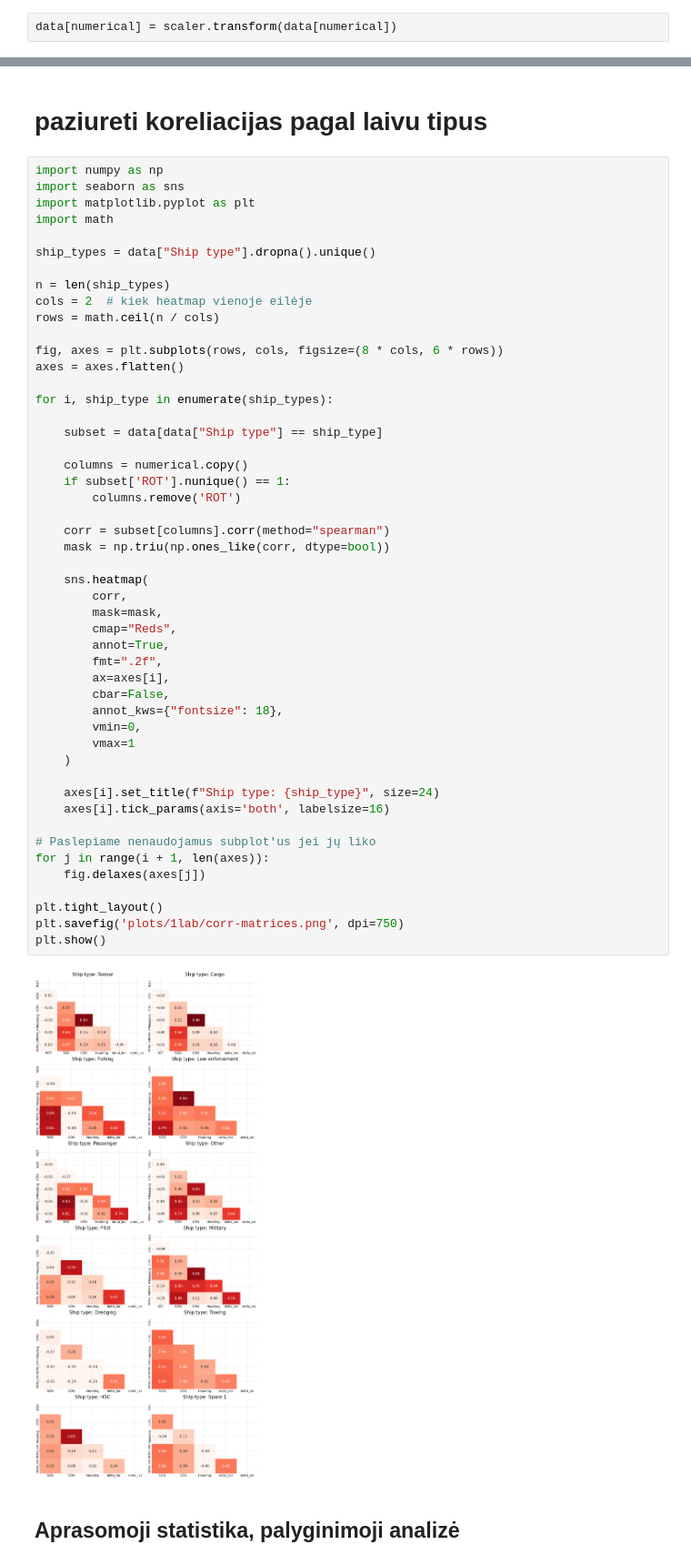
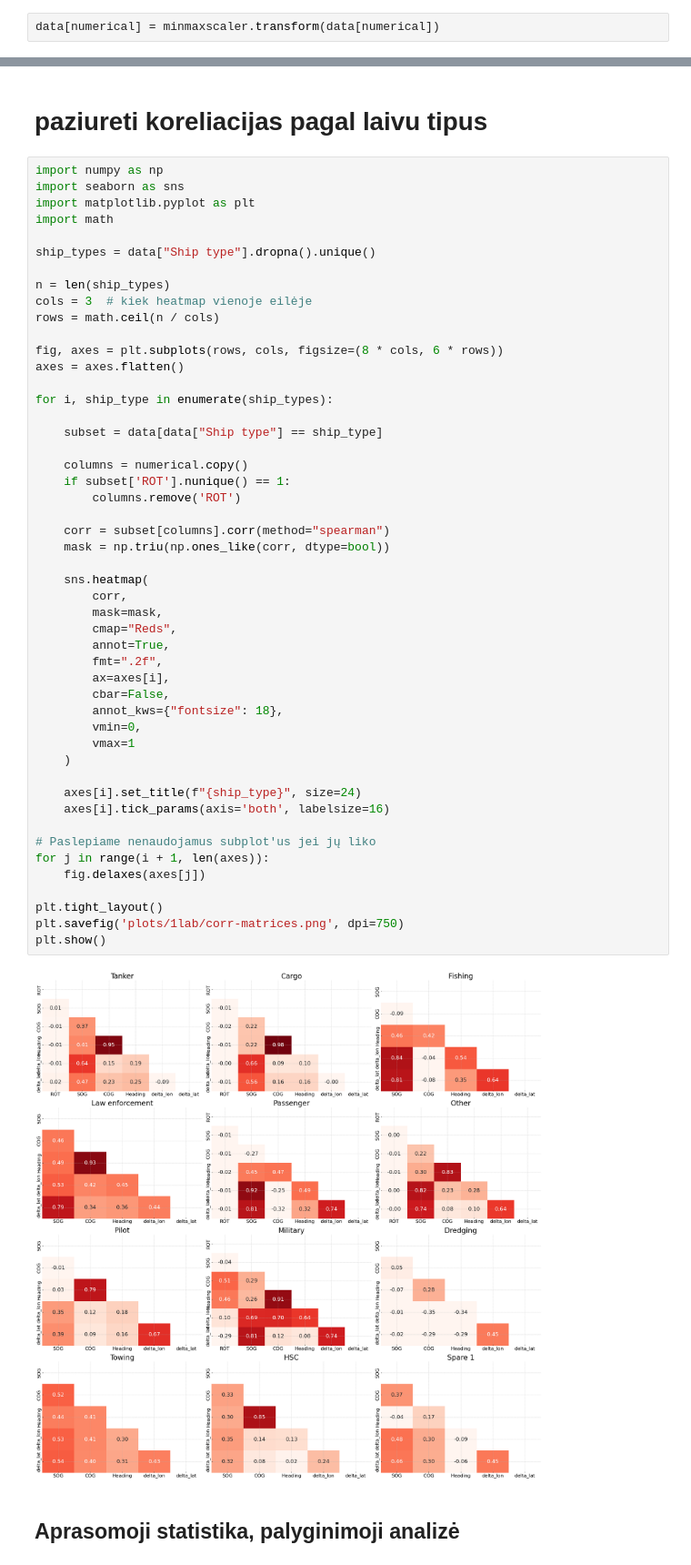
Before and after one commit to lukasjanusauskas/ais-duomenu-vizualizavimas, a Jupyter notebook: 1Lab.ipynb, the cells around one changed output, grey strips where cells are left out. Shown at 91% size. Cells and saved outputs as stored; diff of their text form.

Commit message:
Pakeista kintamųjų transformacija

```diff
--- a/1Lab.ipynb
+++ b/1Lab.ipynb
@@ -669,3 +667,3 @@ del minmaxdata
 # %%
-data[numerical] = scaler.transform(data[numerical])
+data[numerical] = minmaxscaler.transform(data[numerical])
 # %%
@@ -719,7 +722,7 @@ import math
 ship_types = data["Ship type"].dropna().unique()
 
 n = len(ship_types)
-cols = 2  # kiek heatmap vienoje eilėje
+cols = 3  # kiek heatmap vienoje eilėje
 rows = math.ceil(n / cols)
 
 fig, axes = plt.subplots(rows, cols, figsize=(8 * cols, 6 * rows))
@@ -732,35 +735,35 @@ for i, ship_type in enumerate(ship_types):
     columns = numerical.copy()
     if subset['ROT'].nunique() == 1:
         columns.remove('ROT')
 
     corr = subset[columns].corr(method="spearman")
     mask = np.triu(np.ones_like(corr, dtype=bool))
 
     sns.heatmap(
         corr,
         mask=mask,
         cmap="Reds",
         annot=True,
         fmt=".2f",
         ax=axes[i],
         cbar=False,
         annot_kws={"fontsize": 18},
         vmin=0,
         vmax=1
     )
 
-    axes[i].set_title(f"Ship type: {ship_type}", size=24)
+    axes[i].set_title(f"{ship_type}", size=24)
     axes[i].tick_params(axis='both', labelsize=16)
 
 # Paslepiame nenaudojamus subplot'us jei jų liko
 for j in range(i + 1, len(axes)):
     fig.delaxes(axes[j])
 
 plt.tight_layout()
 plt.savefig('plots/1lab/corr-matrices.png', dpi=750)
 plt.show()
 # %% [output]
-[figure, old version]
+[figure, new version]
 # %% [markdown]
 ## Aprasomoji statistika, palyginimoji analizė
 # %% [markdown]
```
Also changed, not shown: parts of 8 cells of this notebook.
